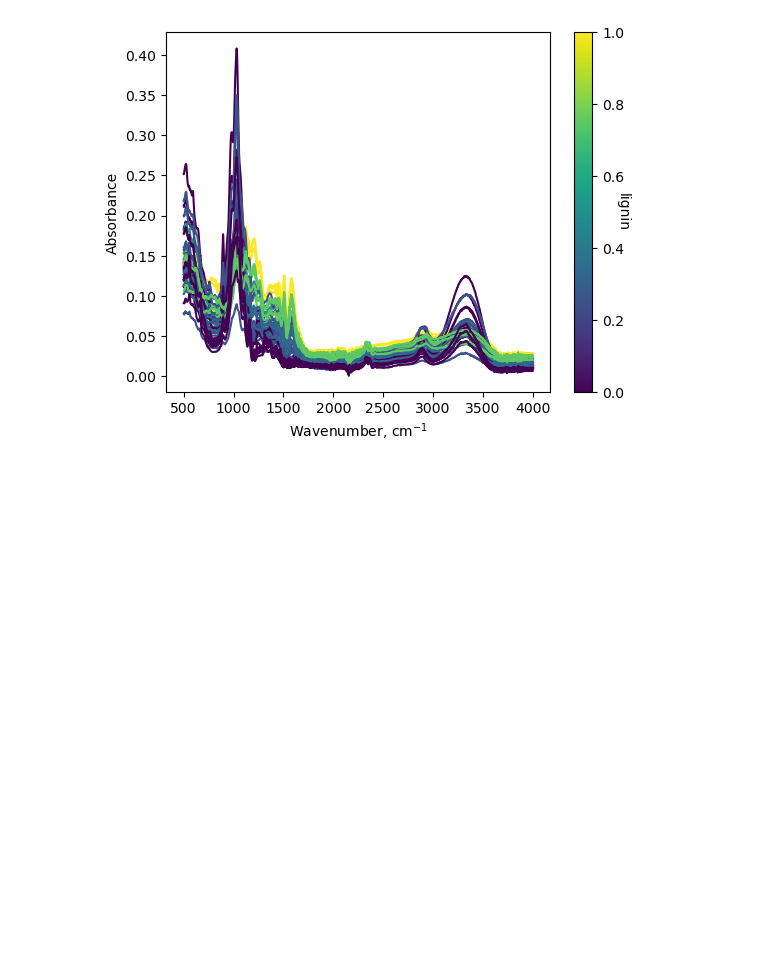
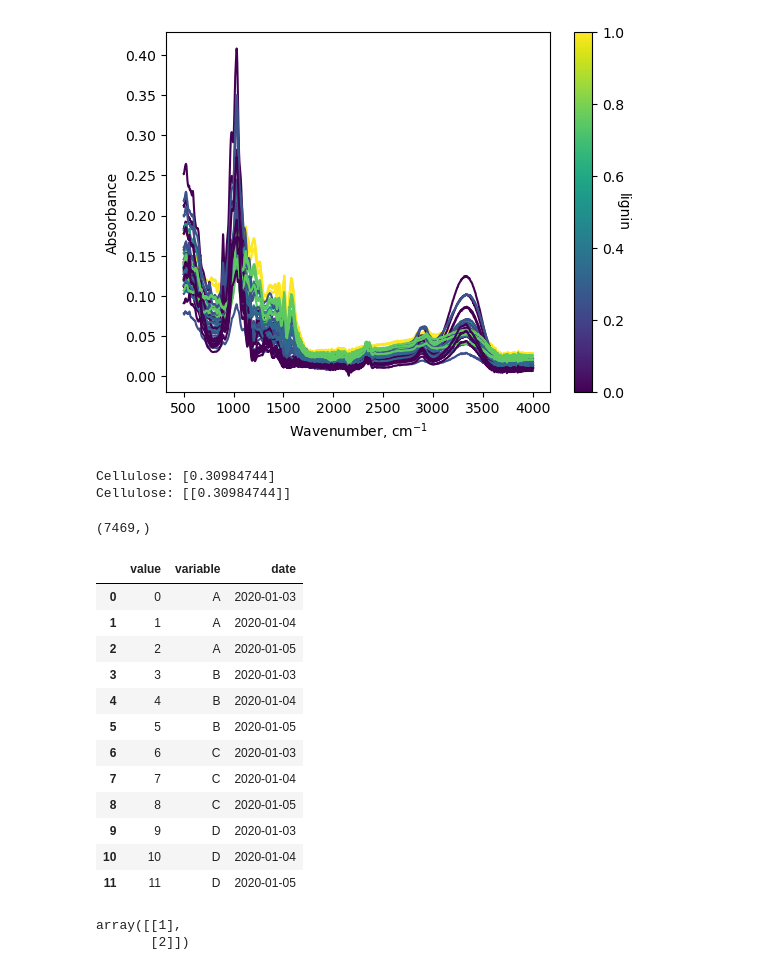
Before and after one commit to iblg/mixture_composition_regression, a Jupyter notebook: mixture_composition_regression/examples/cellulose_example/01_cellulose_first_try.ipynb, the cells around one changed output. Drawn from its saved outputs; the diff is of its cells as text; code cells hidden in the pictures; blank space fills up the shorter version.

Commit message:
processed test spectrum

```diff
--- a/mixture_composition_regression/examples/cellulose_example/01_cellulose_first_try.ipynb
+++ b/mixture_composition_regression/examples/cellulose_example/01_cellulose_first_try.ipynb
@@ -290,0 +343,52 @@ mix.plot_by(savefig='./plots/lignin', idx=2, xlabel=r'Wavenumber, cm$^{-1}$', yl
+# %%
+# test_file = pd.read_csv('/Users/Ankit/projects/mixture_composition_regression/mixture_composition_regression/examples/cellulose_example/T1-1.csv')
+# test_spectra = clean_data('/Users/Ankit/projects/mixture_composition_regression/mixture_composition_regression/examples/cellulose_example/T1-1.csv')
+
+# v_range = best_model[1]
+# test_spectra['t1-1'] = test_spectra['t1-1'].diff().dropna()
+
+# print(test_spectra)
+tf = '/Users/Ankit/projects/mixture_composition_regression/mixture_composition_regression/examples/cellulose_example/T1-1.csv'
+predicted_2 = process_test_spectrum(tf,
+                                   best_model,
+                                   var = 'da',
+                                   ycol ='t1-1',
+                                   xcol='wavenumber')
+
+# test_absorbance = test_absorbance.where(condition)
+predicted_percentages= best_model[0].predict(X)
+print(f'Cellulose: {predicted_percentages[0]}')
+print(f'Cellulose: {predicted_2}')
+
+# print(f'Hemicellulose: {predicted_percentages[1]}')
+# print(f'Lignin: {predicted_percentages[2]}')
+# %% [output]
+Cellulose: [0.30984744]
+Cellulose: [[0.30984744]]
+# %%
+test_wavenumber.shape
+# %% [output]
+(7469,)
+# %%
+data = {
+   "value": range(12),
+   "variable": ["A"] * 3 + ["B"] * 3 + ["C"] * 3 + ["D"] * 3,
+   "date": pd.to_datetime(["2020-01-03", "2020-01-04", "2020-01-05"] * 4)
+}
+df = pd.DataFrame(data)
+# %%
+df
+# %% [output]
+|  | value | variable | date |
+| 0 | 0 | A | 2020-01-03 |
+| 1 | 1 | A | 2020-01-04 |
+| 2 | 2 | A | 2020-01-05 |
+| 3 | 3 | B | 2020-01-03 |
+| 4 | 4 | B | 2020-01-04 |
+| 5 | 5 | B | 2020-01-05 |
+| 6 | 6 | C | 2020-01-03 |
+| 7 | 7 | C | 2020-01-04 |
+| 8 | 8 | C | 2020-01-05 |
+| 9 | 9 | D | 2020-01-03 |
+| 10 | 10 | D | 2020-01-04 |
+| 11 | 11 | D | 2020-01-05 |
@@ -290,0 +397,5 @@ mix.plot_by(savefig='./plots/lignin', idx=2, xlabel=r'Wavenumber, cm$^{-1}$', yl
+# %%
+a.reshape(-1,1)
+# %% [output]
+array([[1],
+       [2]])
```
Also changed, not shown: parts of 8 cells of this notebook.
